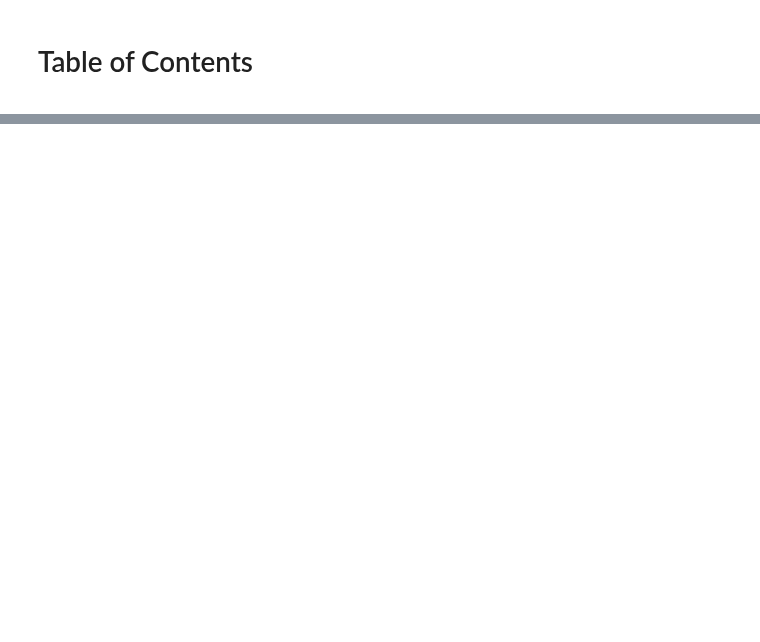
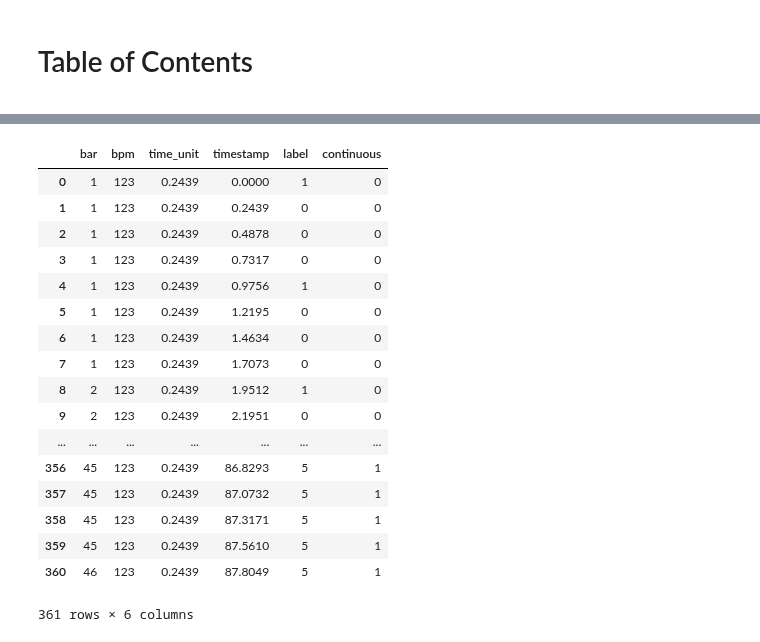
Before and after one commit to dsmilab/Taiko-Master, a Jupyter notebook: util/FE_test.ipynb, the cells around one changed output, grey strips where cells are left out. Cells and saved outputs as stored; diff of their text form; code cells hidden in the pictures; blank space fills up the shorter version.

```diff
--- a/util/FE_test.ipynb
+++ b/util/FE_test.ipynb
@@ -69,0 +49,21 @@ pfs.primitive_df.iloc[:, 4: 20]
+# %%
+pfs.song_df
+# %% [output]
+|  | bar | bpm | time_unit | timestamp | label | continuous |
+| 0 | 1 | 123 | 0.2439 | 0.0000 | 1 | 0 |
+| 1 | 1 | 123 | 0.2439 | 0.2439 | 0 | 0 |
+| 2 | 1 | 123 | 0.2439 | 0.4878 | 0 | 0 |
+| 3 | 1 | 123 | 0.2439 | 0.7317 | 0 | 0 |
+| 4 | 1 | 123 | 0.2439 | 0.9756 | 1 | 0 |
+| 5 | 1 | 123 | 0.2439 | 1.2195 | 0 | 0 |
+| 6 | 1 | 123 | 0.2439 | 1.4634 | 0 | 0 |
+| 7 | 1 | 123 | 0.2439 | 1.7073 | 0 | 0 |
+| 8 | 2 | 123 | 0.2439 | 1.9512 | 1 | 0 |
+| 9 | 2 | 123 | 0.2439 | 2.1951 | 0 | 0 |
+| ... | ... | ... | ... | ... | ... | ... |
+| 356 | 45 | 123 | 0.2439 | 86.8293 | 5 | 1 |
+| 357 | 45 | 123 | 0.2439 | 87.0732 | 5 | 1 |
+| 358 | 45 | 123 | 0.2439 | 87.3171 | 5 | 1 |
+| 359 | 45 | 123 | 0.2439 | 87.5610 | 5 | 1 |
+| 360 | 46 | 123 | 0.2439 | 87.8049 | 5 | 1 |
+361 rows × 6 columns
```
Also changed, not shown: parts of 8 cells of this notebook, 1 other file.
